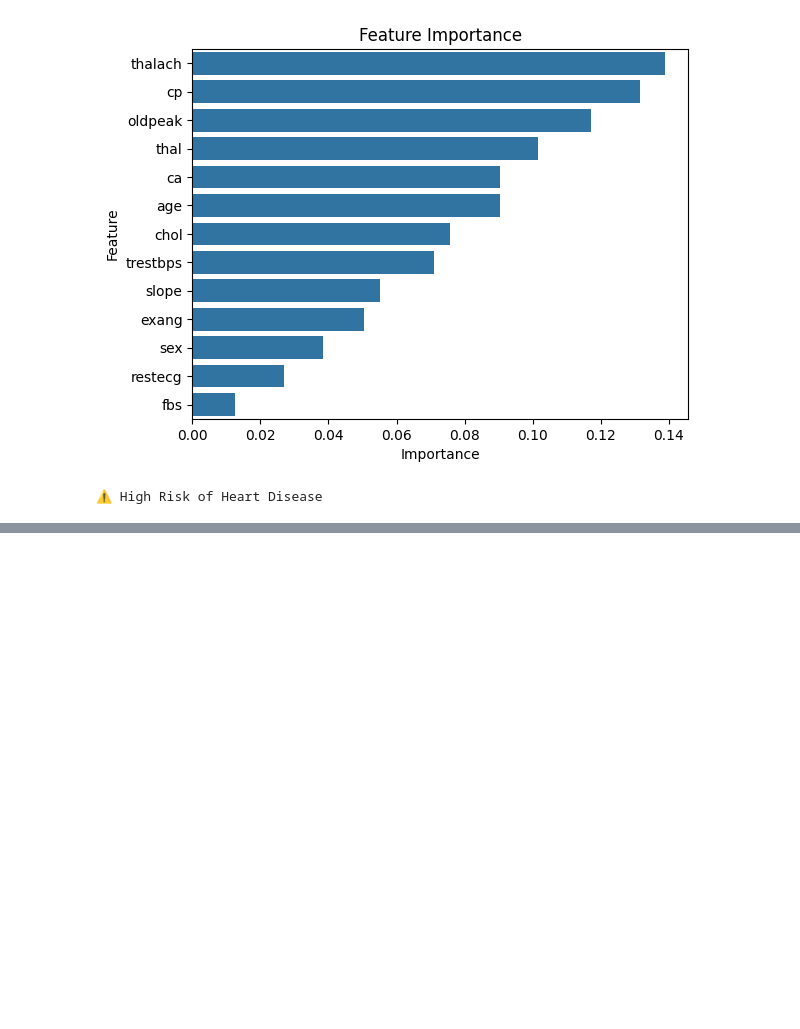
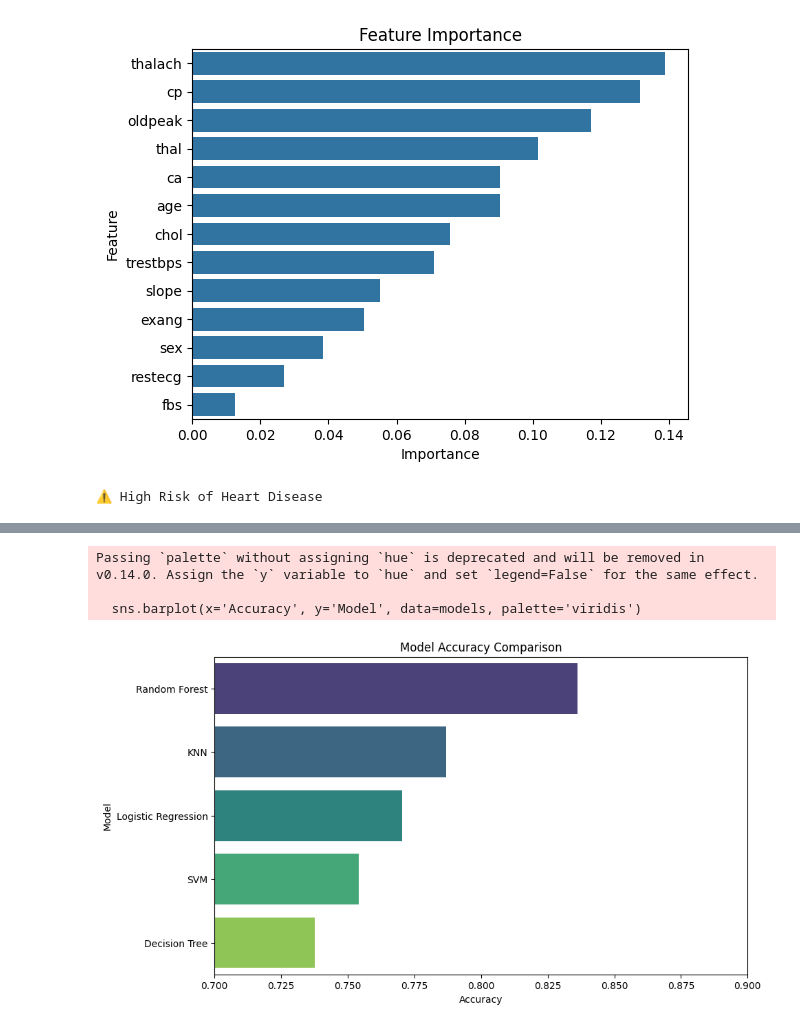
Before and after one commit to abhinavsinghsnippet/AI-ML-based-Heart-Disease-Prediction-project, a Jupyter notebook: Heart_Disease.ipynb, the cells around one changed output, grey strips where cells are left out. Saved outputs shown, nothing was run; the diff lists cells and outputs as text; code cells hidden in the pictures; blank space fills up the shorter version.

```diff
--- a/Heart_Disease.ipynb
+++ b/Heart_Disease.ipynb
@@ -247,3 +248,17 @@ else:
     print("✅ Low Risk of Heart Disease")
 # %% [output]
 ⚠️ High Risk of Heart Disease
+# %%
+models = pd.DataFrame({
+    'Model': ['Logistic Regression', 'KNN', 'Decision Tree', 'Random Forest', 'SVM'],
+    'Accuracy': [
+        accuracy_score(y_test, lr_pred),
+        accuracy_score(y_test, knn_pred),
+        accuracy_score(y_test, dt_pred),
+        accuracy_score(y_test, rf_pred),
+        accuracy_score(y_test, svm_pred)
+    ]
+})
+
+models = models.sort_values(by='Accuracy', ascending=False)
+display(models)
@@ -249,0 +272,13 @@ else:
+# %%
+plt.figure(figsize=(10, 6))
+sns.barplot(x='Accuracy', y='Model', data=models, palette='viridis')
+plt.title('Model Accuracy Comparison')
+plt.xlabel('Accuracy')
+plt.ylabel('Model')
+plt.xlim(0.7, 0.9) # Adjust x-axis limits to better visualize differences
+plt.show()
+# %% [output]
+Passing `palette` without assigning `hue` is deprecated and will be removed in v0.14.0. Assign the `y` variable to `hue` and set `legend=False` for the same effect.
+
+  sns.barplot(x='Accuracy', y='Model', data=models, palette='viridis')
+[figure, added]
```
Also changed, not shown: parts of 2 cells of this notebook.
